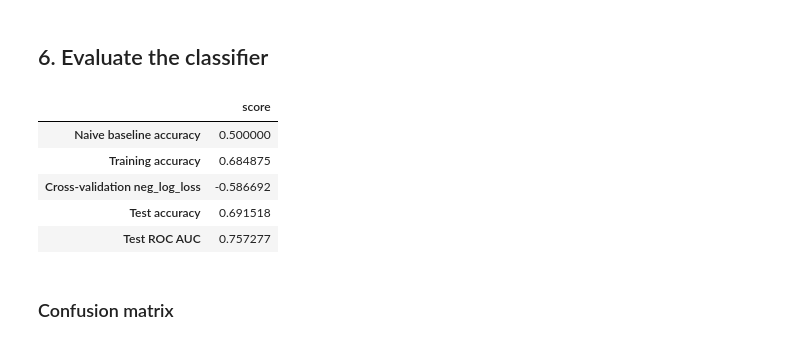
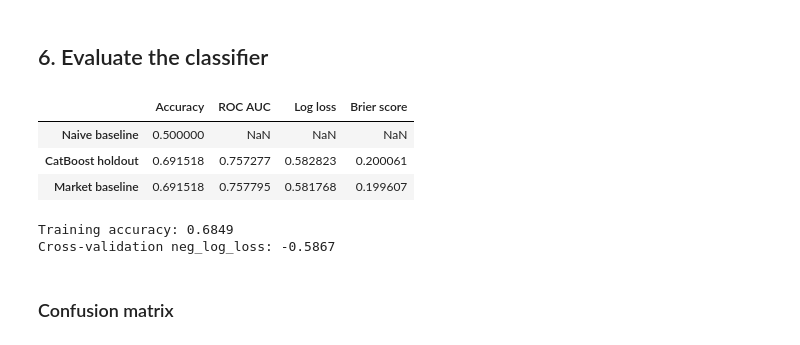
Before and after one commit to K4mp47/tennis_prediction, a Jupyter notebook: docs/catboost_training_analysis.ipynb, the cells around one changed output. Cells and saved outputs as stored; diff of their text form; code cells hidden in the pictures.

Commit message:
docs: regenerate CatBoost reports from fresh model

```diff
--- a/docs/catboost_training_analysis.ipynb
+++ b/docs/catboost_training_analysis.ipynb
@@ -223,39 +249,43 @@ Training completed.
 # %%
 train_prediction = model.predict(X_train).astype(int).ravel()
 raw_test_probability = model.predict_proba(X_test)[:, 1]
 test_probability, test_actual_winner_probability = symmetrize_pair_probabilities(
     dataset.iloc[test_index]["match_id_internal"],
     y_test,
     raw_test_probability,
 )
 test_prediction = (test_probability >= 0.5).astype(int)
 
 train_accuracy = accuracy_score(y_train, train_prediction)
 test_accuracy = accuracy_score(y_test, test_prediction)
 test_auc = roc_auc_score(y_test, test_probability)
+test_log_loss = log_loss(y_test, test_probability)
+test_brier_score = brier_score_loss(y_test, test_probability)
 cv_metric = training_metrics.get("selection_metric", "accuracy")
 cv_score = training_metrics.get("best_cv_accuracy")
 if cv_score is None:
     cv_score = training_metrics["best_cv_score"]
 
-results = pd.Series(
+market_metrics = training_metrics["market_baseline_holdout"]
+results = pd.DataFrame(
     {
-        "Naive baseline accuracy": baseline_accuracy,
-        "Training accuracy": train_accuracy,
-        f"Cross-validation {cv_metric}": cv_score,
-        "Test accuracy": test_accuracy,
-        "Test ROC AUC": test_auc,
+        "Accuracy": [baseline_accuracy, test_accuracy, market_metrics["accuracy"]],
+        "ROC AUC": [np.nan, test_auc, market_metrics["roc_auc"]],
+        "Log loss": [np.nan, test_log_loss, market_metrics["log_loss"]],
+        "Brier score": [np.nan, test_brier_score, market_metrics["brier_score"]],
     },
-    name="score",
+    index=["Naive baseline", "CatBoost holdout", "Market baseline"],
 )
-display(results.to_frame())
+display(results)
+print(f"Training accuracy: {train_accuracy:.4f}")
+print(f"Cross-validation {cv_metric}: {cv_score:.4f}")
 # %% [output]
-|  | score |
-| Naive baseline accuracy | 0.500000 |
-| Training accuracy | 0.684875 |
-| Cross-validation neg_log_loss | -0.586692 |
-| Test accuracy | 0.691518 |
-| Test ROC AUC | 0.757277 |
+|  | Accuracy | ROC AUC | Log loss | Brier score |
+| Naive baseline | 0.500000 | NaN | NaN | NaN |
+| CatBoost holdout | 0.691518 | 0.757277 | 0.582823 | 0.200061 |
+| Market baseline | 0.691518 | 0.757795 | 0.581768 | 0.199607 |
+Training accuracy: 0.6849
+Cross-validation neg_log_loss: -0.5867
 # %% [markdown]
 ### Confusion matrix
 # %%
```
Also changed, not shown: parts of 3 cells of this notebook, 2 other files.
